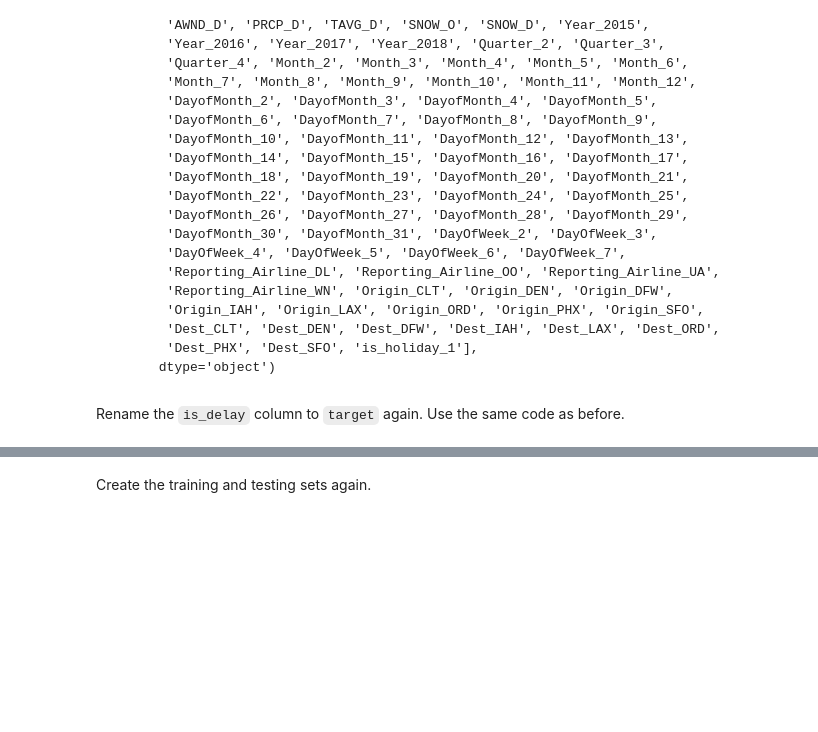
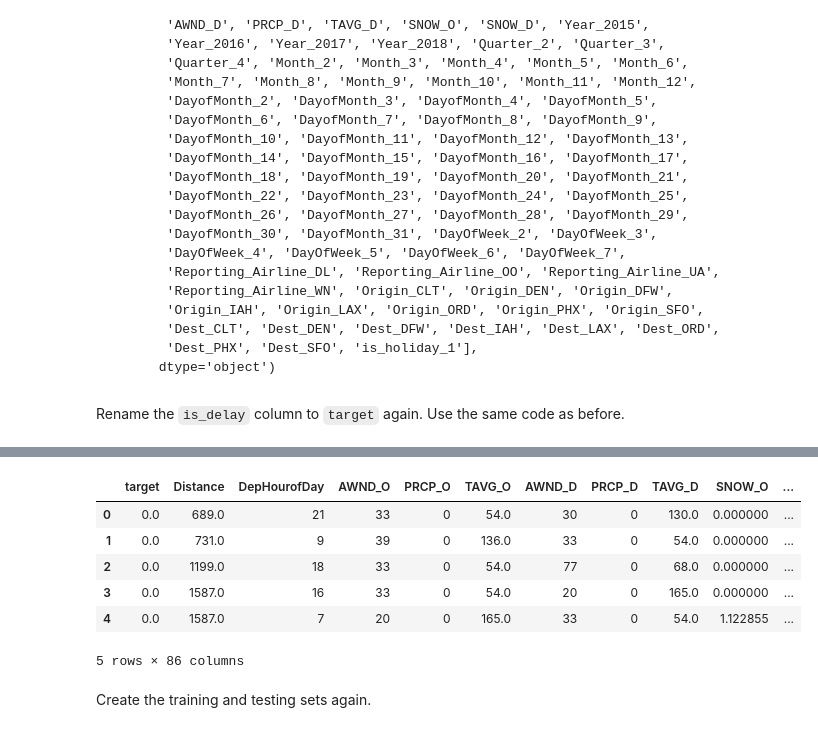
Before and after one commit to hassan-saleem/project2, a Jupyter notebook: onpremises.ipynb, the cells around one changed output, grey strips where cells are left out. Drawn from its saved outputs; the diff is of its cells as text; code cells hidden in the pictures; blank space fills up the shorter version.

```diff
--- a/onpremises.ipynb
+++ b/onpremises.ipynb
@@ -1329,2 +1347,12 @@ SyntaxError: invalid syntax (334499088.py, line 1)
+# %%
+data.head(5)
+# %% [output]
+|  | target | Distance | DepHourofDay | AWND_O | PRCP_O | TAVG_O | AWND_D | PRCP_D | TAVG_D | SNOW_O | ... |
+| 0 | 0.0 | 689.0 | 21 | 33 | 0 | 54.0 | 30 | 0 | 130.0 | 0.000000 | ... |
+| 1 | 0.0 | 731.0 | 9 | 39 | 0 | 136.0 | 33 | 0 | 54.0 | 0.000000 | ... |
+| 2 | 0.0 | 1199.0 | 18 | 33 | 0 | 54.0 | 77 | 0 | 68.0 | 0.000000 | ... |
+| 3 | 0.0 | 1587.0 | 16 | 33 | 0 | 54.0 | 20 | 0 | 165.0 | 0.000000 | ... |
+| 4 | 0.0 | 1587.0 | 7 | 20 | 0 | 165.0 | 33 | 0 | 54.0 | 1.122855 | ... |
+5 rows × 86 columns
 # %% [markdown]
 Create the training and testing sets again.
```
Also changed, not shown: parts of 27 cells of this notebook.
